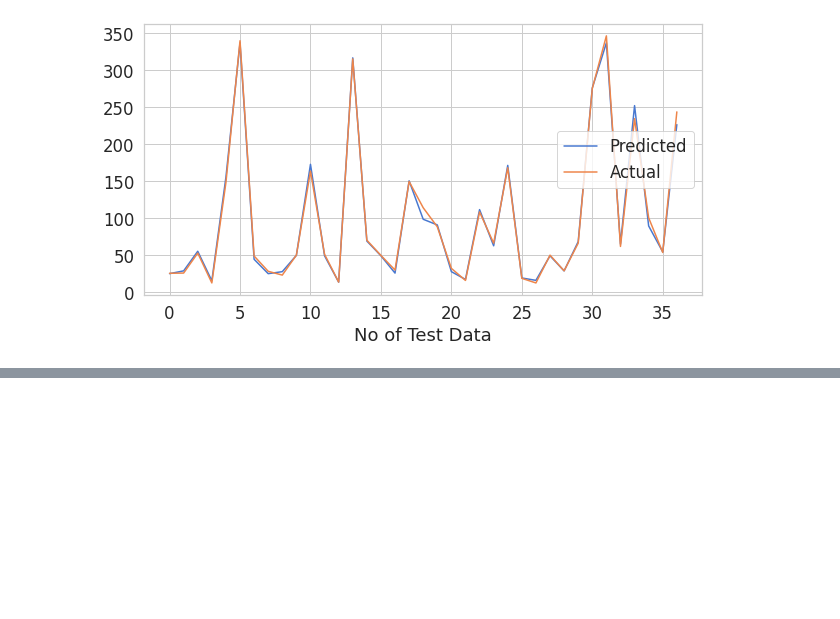
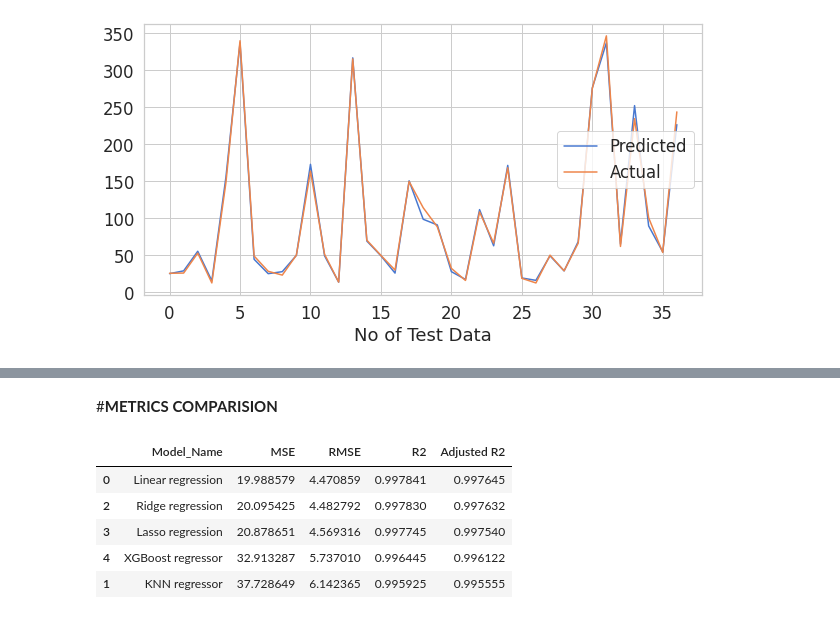
Before and after one commit to Aashishc-prog/Yes-Bank-Stock-Closing-Price-prediction-, a Jupyter notebook: Capstone_2_Yes_Bank_stock_closing_price_.ipynb, the cells around one changed output, grey strips where cells are left out. Cells and saved outputs as stored; diff of their text form; code cells hidden in the pictures; blank space fills up the shorter version.

```diff
--- a/Capstone_2_Yes_Bank_stock_closing_price_.ipynb
+++ b/Capstone_2_Yes_Bank_stock_closing_price_.ipynb
@@ -584,0 +615,3 @@ plt.show()
+# %%
+#prediction
+y_pred_xgb = xgb.predict(x_test)
@@ -584,0 +620,14 @@ plt.show()
+# %%
+#evaluation metrics
+
+MSE  = mean_squared_error((y_test), (y_pred_xgb))
+print("MSE :" , MSE)
+
+RMSE = np.sqrt(MSE)
+print("RMSE :" ,RMSE)
+
+R2 = r2_score((y_test), (y_pred_xgb))
+print("R2 :" ,R2)
+
+Adjusted_R2 =1-(1-r2_score((y_test), (y_pred_xgb)))*((x_test.shape[0]-1)/(x_test.shape[0]-x_test.shape[1]-1))
+print("Adjusted R2 : ",Adjusted_R2)
@@ -584,0 +639,9 @@ plt.show()
+# %%
+#Inserting errors in dataframe
+metric_df.loc[i,"Model_Name"]='XGBoost regressor'
+metric_df.loc[i,"MSE"]= MSE
+metric_df.loc[i,"RMSE"]= RMSE
+metric_df.loc[i,"R2"]= R2
+metric_df.loc[i,"Adjusted R2"]= Adjusted_R2
+
+i=i+1
@@ -584,0 +659,14 @@ plt.show()
+# %% [markdown]
+#**METRICS COMPARISION**
+# %%
+#sorting metrics
+metric_df.sort_values(by=['MSE'],ascending=True,inplace=True)
+# %%
+metric_df
+# %% [output]
+|  | Model_Name | MSE | RMSE | R2 | Adjusted R2 |
+| 0 | Linear regression | 19.988579 | 4.470859 | 0.997841 | 0.997645 |
+| 2 | Ridge regression | 20.095425 | 4.482792 | 0.997830 | 0.997632 |
+| 3 | Lasso regression | 20.878651 | 4.569316 | 0.997745 | 0.997540 |
+| 4 | XGBoost regressor | 32.913287 | 5.737010 | 0.996445 | 0.996122 |
+| 1 | KNN regressor | 37.728649 | 6.142365 | 0.995925 | 0.995555 |
```
Also changed, not shown: parts of 31 cells of this notebook.
